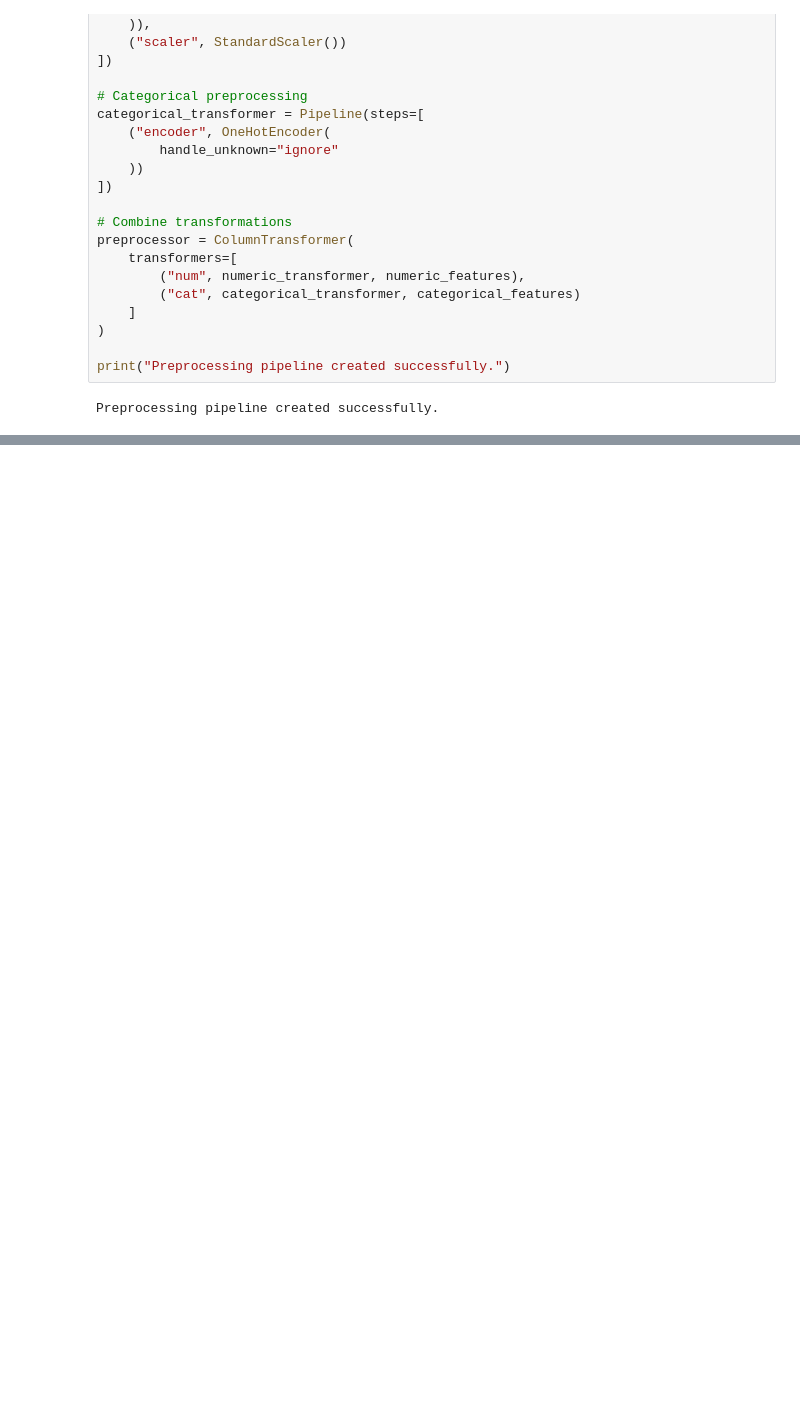
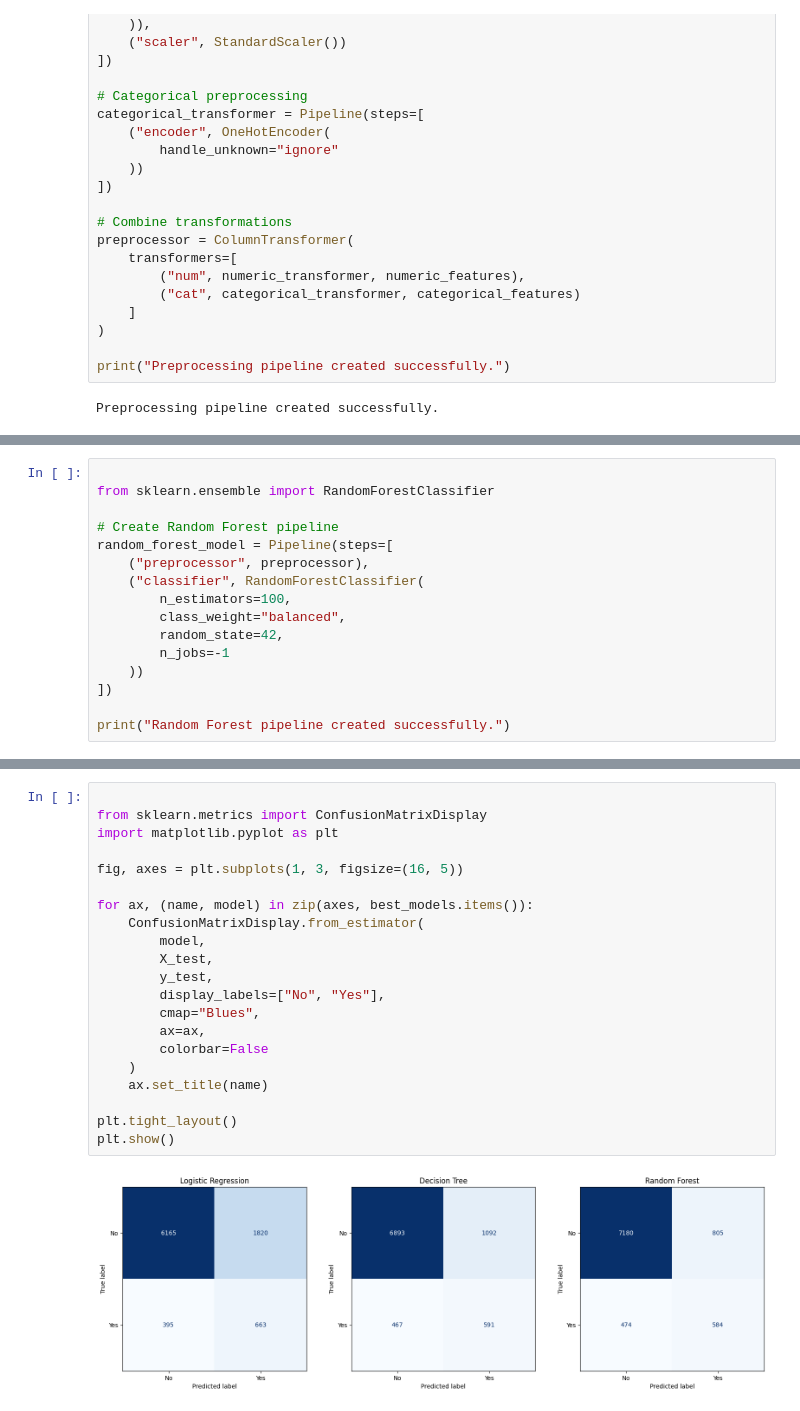
Before and after one commit to kaurp88/15580445-PK-s1, a Jupyter notebook: machine_learning.ipynb, the cells around one changed output, grey strips where cells are left out. Cells and saved outputs as stored; diff of their text form; blank space fills up the shorter version.

Commit message:
complete model tuning and final evaluation

```diff
--- a/machine_learning.ipynb
+++ b/machine_learning.ipynb
@@ -404,0 +530,16 @@ Preprocessing pipeline created successfully.
+# %%
+
+from sklearn.ensemble import RandomForestClassifier
+
+# Create Random Forest pipeline
+random_forest_model = Pipeline(steps=[
+    ("preprocessor", preprocessor),
+    ("classifier", RandomForestClassifier(
+        n_estimators=100,
+        class_weight="balanced",
+        random_state=42,
+        n_jobs=-1
+    ))
+])
+
+print("Random Forest pipeline created successfully.")
@@ -404,0 +805,23 @@ Preprocessing pipeline created successfully.
+# %%
+
+from sklearn.metrics import ConfusionMatrixDisplay
+import matplotlib.pyplot as plt
+
+fig, axes = plt.subplots(1, 3, figsize=(16, 5))
+
+for ax, (name, model) in zip(axes, best_models.items()):
+    ConfusionMatrixDisplay.from_estimator(
+        model,
+        X_test,
+        y_test,
+        display_labels=["No", "Yes"],
+        cmap="Blues",
+        ax=ax,
+        colorbar=False
+    )
+    ax.set_title(name)
+
+plt.tight_layout()
+plt.show()
+# %% [output]
+[figure, added]
```
Also changed, not shown: parts of 16 cells of this notebook.
